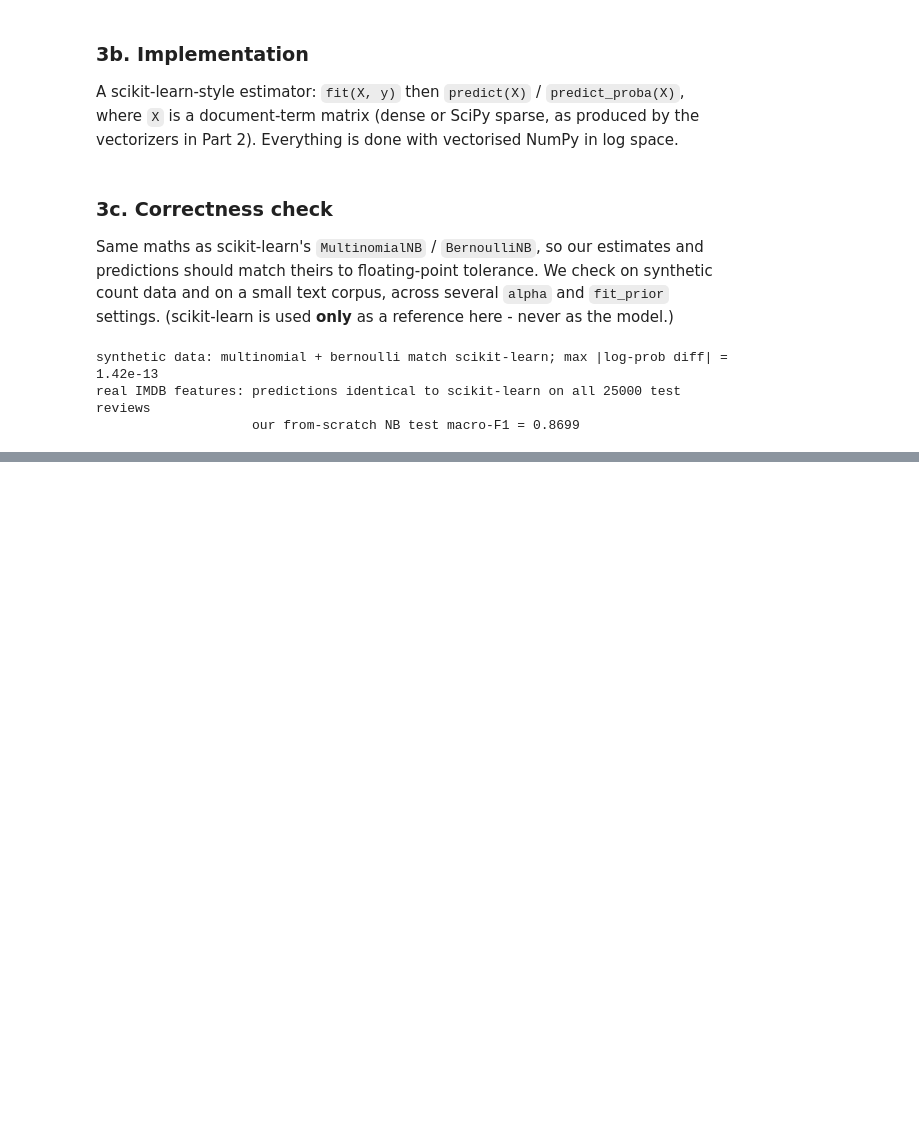
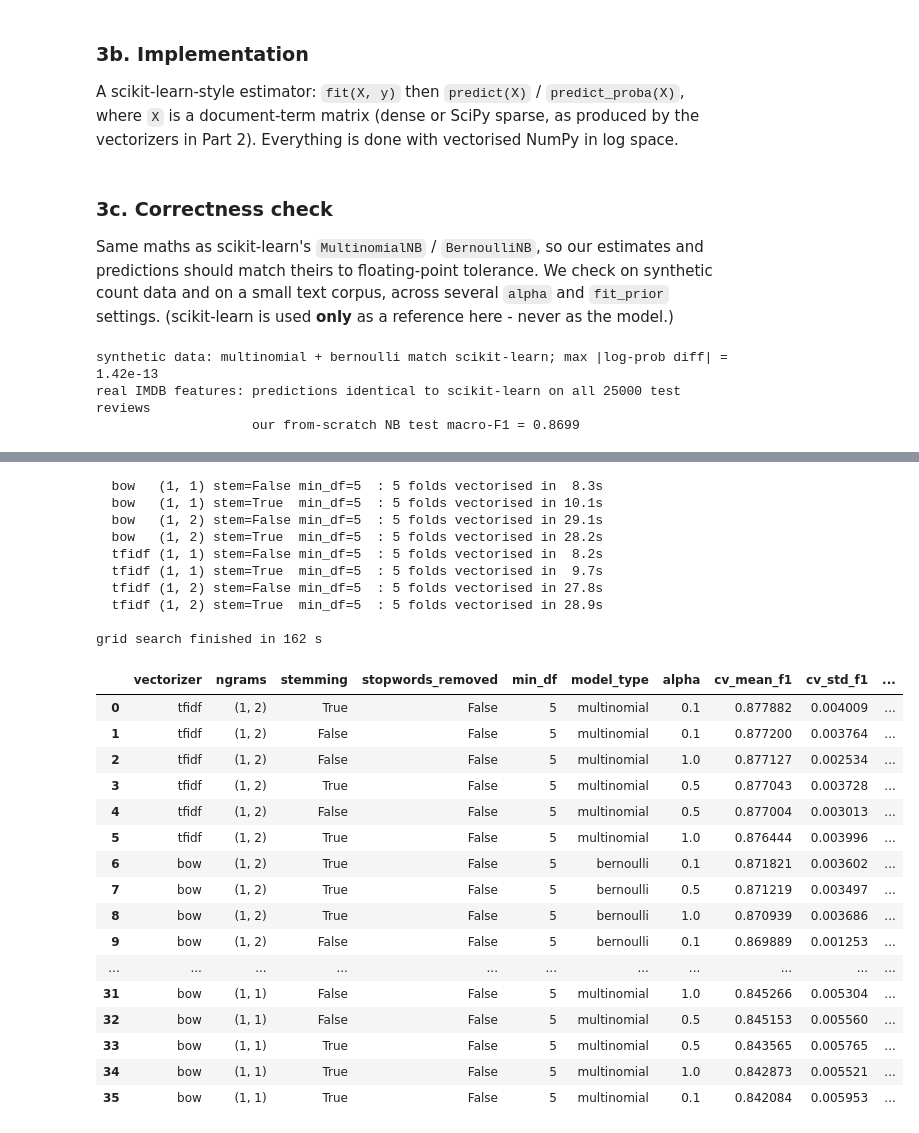
Before and after one commit to Tomer-Raz/machine-learning-hit, a Jupyter notebook: notebook.ipynb, the cells around one changed output, grey strips where cells are left out. Drawn from its saved outputs; the diff is of its cells as text; code cells hidden in the pictures; blank space fills up the shorter version.

```diff
--- a/notebook.ipynb
+++ b/notebook.ipynb
@@ -605,0 +688,33 @@ real IMDB features: predictions identical to scikit-learn on all 25000 test revi
+# %%
+_t0 = time.time()
+results_df = run_grid(df_train["review"].to_numpy(), df_train["label"].to_numpy(), MAIN_GRID)
+print("\ngrid search finished in %.0f s" % (time.time() - _t0))
+results_df
+# %% [output]
+  bow   (1, 1) stem=False min_df=5  : 5 folds vectorised in  8.3s
+  bow   (1, 1) stem=True  min_df=5  : 5 folds vectorised in 10.1s
+  bow   (1, 2) stem=False min_df=5  : 5 folds vectorised in 29.1s
+  bow   (1, 2) stem=True  min_df=5  : 5 folds vectorised in 28.2s
+  tfidf (1, 1) stem=False min_df=5  : 5 folds vectorised in  8.2s
+  tfidf (1, 1) stem=True  min_df=5  : 5 folds vectorised in  9.7s
+  tfidf (1, 2) stem=False min_df=5  : 5 folds vectorised in 27.8s
+  tfidf (1, 2) stem=True  min_df=5  : 5 folds vectorised in 28.9s
+
+grid search finished in 162 s
+|  | vectorizer | ngrams | stemming | stopwords_removed | min_df | model_type | alpha | cv_mean_f1 | cv_std_f1 | ... |
+| 0 | tfidf | (1, 2) | True | False | 5 | multinomial | 0.1 | 0.877882 | 0.004009 | ... |
+| 1 | tfidf | (1, 2) | False | False | 5 | multinomial | 0.1 | 0.877200 | 0.003764 | ... |
+| 2 | tfidf | (1, 2) | False | False | 5 | multinomial | 1.0 | 0.877127 | 0.002534 | ... |
+| 3 | tfidf | (1, 2) | True | False | 5 | multinomial | 0.5 | 0.877043 | 0.003728 | ... |
+| 4 | tfidf | (1, 2) | False | False | 5 | multinomial | 0.5 | 0.877004 | 0.003013 | ... |
+| 5 | tfidf | (1, 2) | True | False | 5 | multinomial | 1.0 | 0.876444 | 0.003996 | ... |
+| 6 | bow | (1, 2) | True | False | 5 | bernoulli | 0.1 | 0.871821 | 0.003602 | ... |
+| 7 | bow | (1, 2) | True | False | 5 | bernoulli | 0.5 | 0.871219 | 0.003497 | ... |
+| 8 | bow | (1, 2) | True | False | 5 | bernoulli | 1.0 | 0.870939 | 0.003686 | ... |
+| 9 | bow | (1, 2) | False | False | 5 | bernoulli | 0.1 | 0.869889 | 0.001253 | ... |
+| ... | ... | ... | ... | ... | ... | ... | ... | ... | ... | ... |
+| 31 | bow | (1, 1) | False | False | 5 | multinomial | 1.0 | 0.845266 | 0.005304 | ... |
+| 32 | bow | (1, 1) | False | False | 5 | multinomial | 0.5 | 0.845153 | 0.005560 | ... |
+| 33 | bow | (1, 1) | True | False | 5 | multinomial | 0.5 | 0.843565 | 0.005765 | ... |
+| 34 | bow | (1, 1) | True | False | 5 | multinomial | 1.0 | 0.842873 | 0.005521 | ... |
+| 35 | bow | (1, 1) | True | False | 5 | multinomial | 0.1 | 0.842084 | 0.005953 | ... |
```
Also changed, not shown: parts of 25 cells of this notebook, 1 other file.
